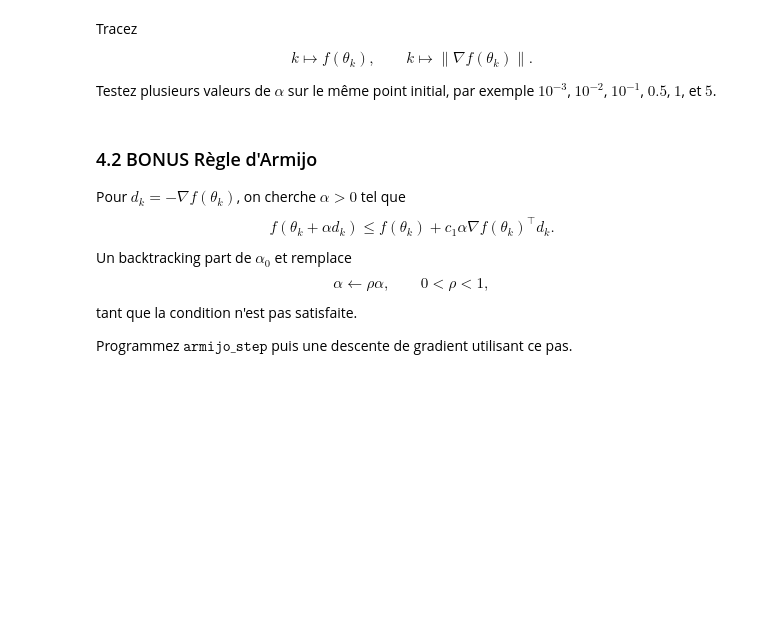
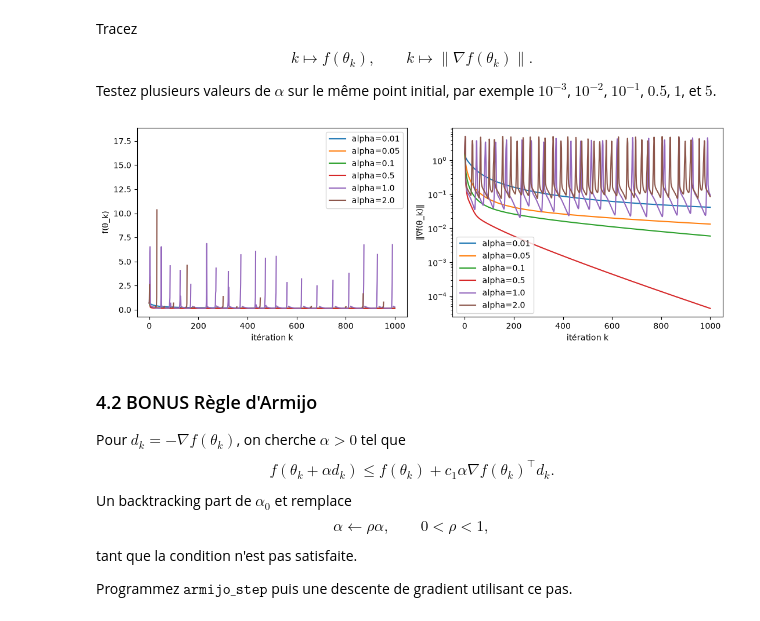
Before and after one commit to momo67-coder/Projet-MDC-2026, a Jupyter notebook: projet-python/Projet_QuickDraw_Sujet.ipynb, the cells around one changed output. Cells and saved outputs as stored; diff of their text form; code cells hidden in the pictures; blank space fills up the shorter version.

```diff
--- a/projet-python/Projet_QuickDraw_Sujet.ipynb
+++ b/projet-python/Projet_QuickDraw_Sujet.ipynb
@@ -489,19 +489,23 @@ $$
 
 Testez plusieurs valeurs de $\alpha$ sur le même point initial, par exemple $10^{-3}$, $10^{-2}$, $10^{-1}$, $0.5$, $1$, et $5$.
 # %%
-
-# Quelques pas à comparer
 fixed_results = {}
 for alpha in [0.01, 0.05, 0.1, 0.5, 1., 2.]:
-    fixed_results[alpha] = gradient_descent_fixed(X_train_b, y_train, theta0, alpha)  # one run only
+    fixed_results[alpha] = gradient_descent_fixed(X_train_b, y_train, theta0, alpha)  # un seul appel
 
 fig, ax = plt.subplots(1, 2, figsize=(11, 4))
-for alpha, (th, hf, hg, k) in fixed_results.items():
+for alpha, thetas in fixed_results.items():
+    hf = [objective(t, X_train_b, y_train) for t in thetas]
+    hg = [np.linalg.norm(grad_objective(t, X_train_b, y_train)) for t in thetas]
     ax[0].plot(hf, label=f'alpha={alpha}')
     ax[1].semilogy(hg, label=f'alpha={alpha}')
-ax[0].set_xlabel('iteration k'); ax[0].set_ylabel('f(θ_k)'); ax[0].legend()
-ax[1].set_xlabel('iteration k'); ax[1].set_ylabel('‖∇f(θ_k)‖'); ax[1].legend()
-plt.tight_layout(); plt.show()
+
+ax[0].set_xlabel('itération k'); ax[0].set_ylabel('f(θ_k)'); ax[0].legend()
+ax[1].set_xlabel('itération k'); ax[1].set_ylabel('‖∇f(θ_k)‖'); ax[1].legend()
+plt.tight_layout()
+plt.show()
+# %% [output]
+[figure, added]
 # %% [markdown]
 ### 4.2 BONUS Règle d'Armijo
 
```
Also changed, not shown: parts of 2 cells of this notebook.
